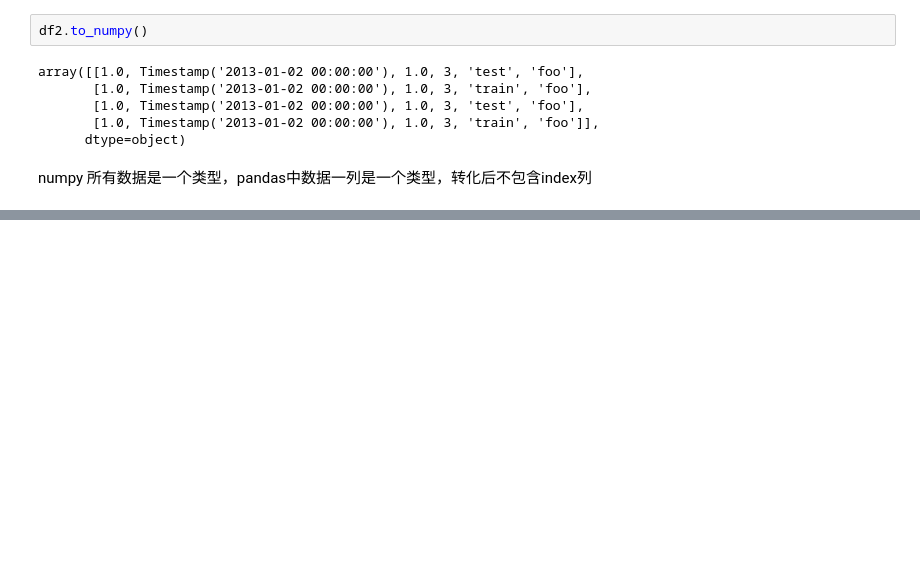
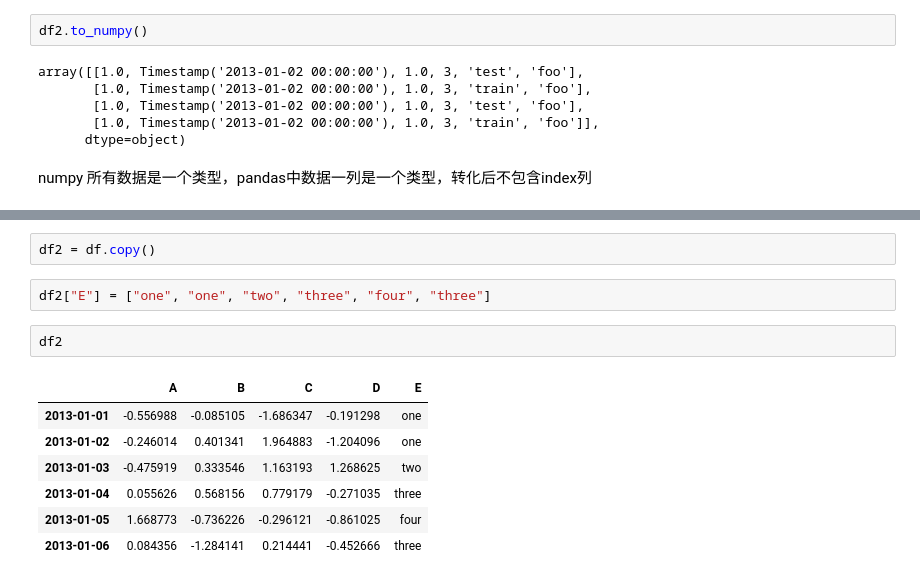
Before and after one commit to wjh-eng/python_learning_pandas, a Jupyter notebook: user_guide/startup.ipynb, the cells around one changed output, grey strips where cells are left out. Saved outputs shown, nothing was run; the diff lists cells and outputs as text; blank space fills up the shorter version.

```diff
--- a/user_guide/startup.ipynb
+++ b/user_guide/startup.ipynb
@@ -154,0 +300,14 @@ df.sort_values(by="B")
+# %%
+df2 = df.copy()
+# %%
+df2["E"] = ["one", "one", "two", "three", "four", "three"]
+# %%
+df2
+# %% [output]
+|  | A | B | C | D | E |
+| 2013-01-01 | -0.556988 | -0.085105 | -1.686347 | -0.191298 | one |
+| 2013-01-02 | -0.246014 | 0.401341 | 1.964883 | -1.204096 | one |
+| 2013-01-03 | -0.475919 | 0.333546 | 1.163193 | 1.268625 | two |
+| 2013-01-04 | 0.055626 | 0.568156 | 0.779179 | -0.271035 | three |
+| 2013-01-05 | 1.668773 | -0.736226 | -0.296121 | -0.861025 | four |
+| 2013-01-06 | 0.084356 | -1.284141 | 0.214441 | -0.452666 | three |
```
Also changed, not shown: parts of 44 cells of this notebook.
